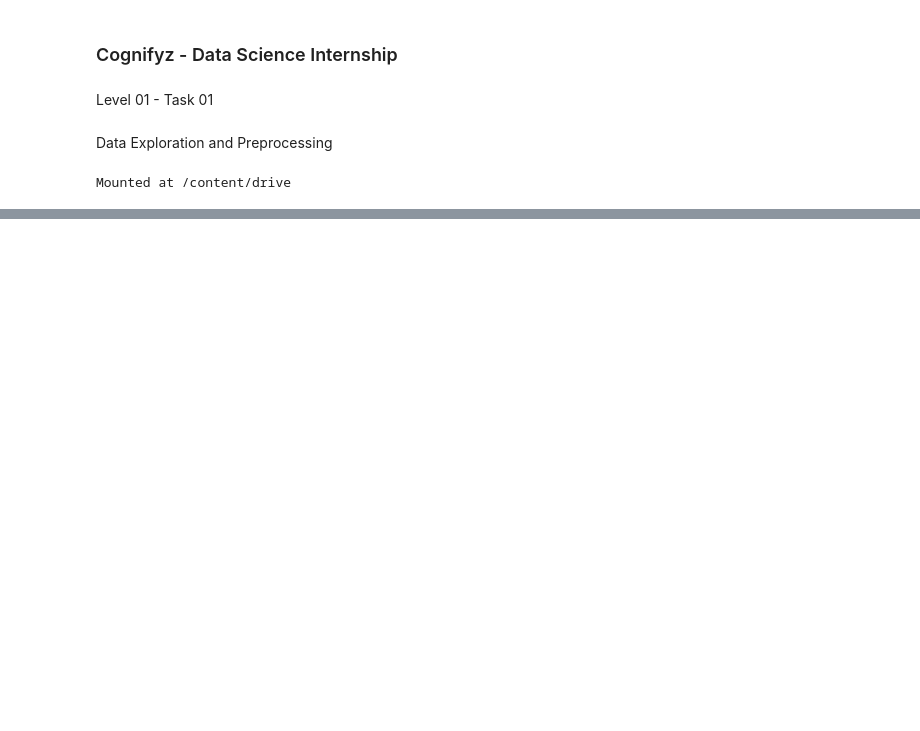
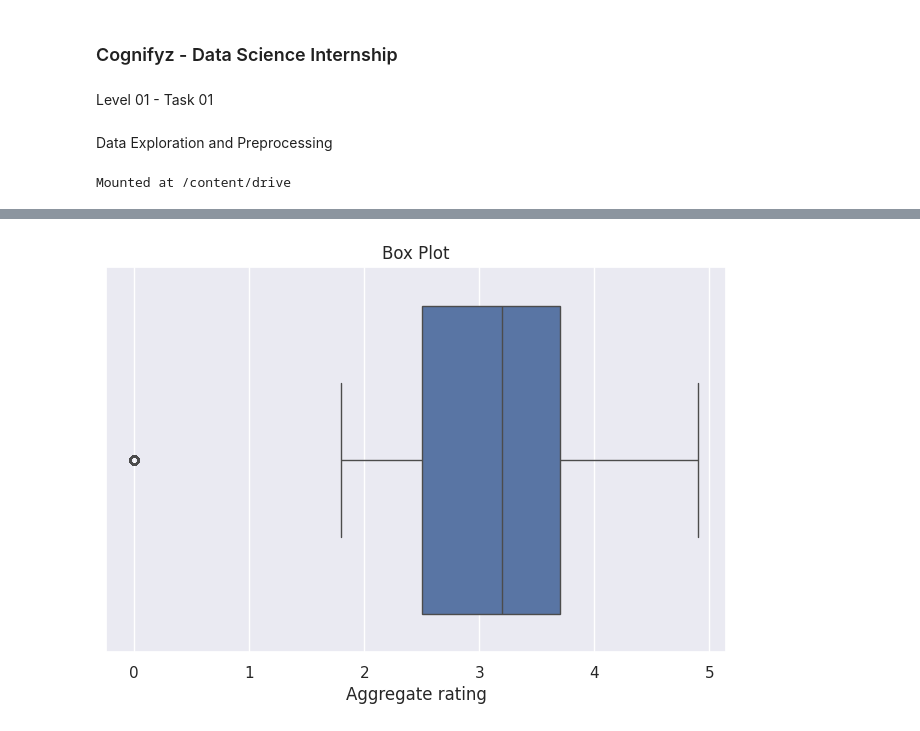
Before and after one commit to karthik-824/Cognifyz---Data-Science-Internship, a Jupyter notebook: chapter_appendix-tools-for-deep-learning/jupyter.ipynb, the cells around one changed output, grey strips where cells are left out. Cells and saved outputs as stored; diff of their text form; code cells hidden in the pictures; blank space fills up the shorter version.

```diff
--- a/chapter_appendix-tools-for-deep-learning/jupyter.ipynb
+++ b/chapter_appendix-tools-for-deep-learning/jupyter.ipynb
@@ -20,3 +18,5 @@ from google.colab import drive
 drive.mount('/content/drive')
 # %% [output]
 Mounted at /content/drive
+# %%
+df = pd.read_csv('/content/drive/MyDrive/Cognifyz Internship/Dataset .csv')
@@ -22,0 +82,2 @@ Mounted at /content/drive
+# %%
+df["Cuisines"].fillna("Not specified", inplace=True)
@@ -22,0 +142,3 @@ Mounted at /content/drive
+# %%
+target = "Aggregate rating"
+print(df[target].describe())
@@ -22,0 +155,8 @@ Mounted at /content/drive
+# %%
+plt.figure(figsize=(8,5))
+sns.boxplot(x=df[target])
+plt.title("Box Plot")
+plt.xlabel("Aggregate rating")
+plt.show()
+# %% [output]
+[figure, added]
```
Also changed, not shown: parts of 13 cells of this notebook.
